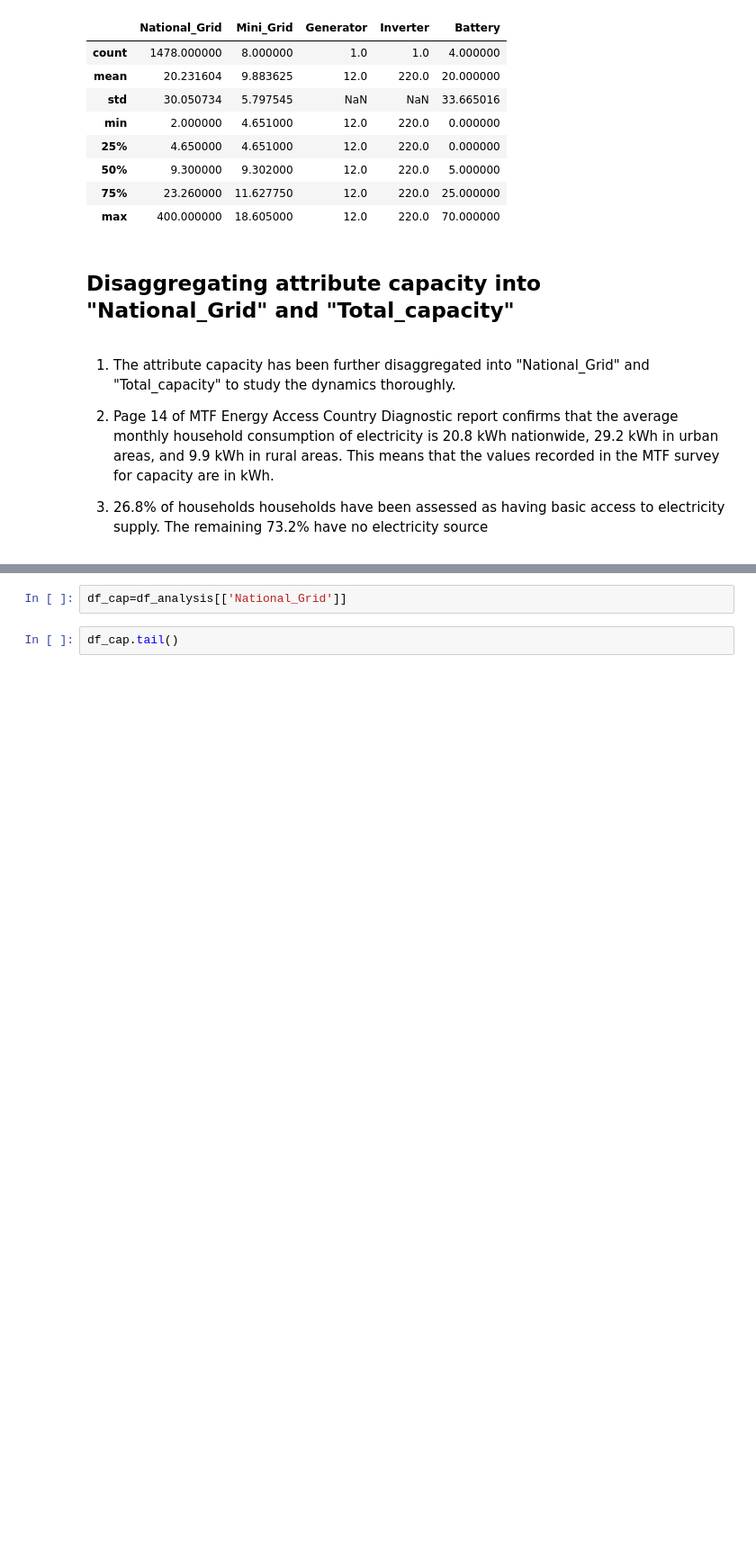
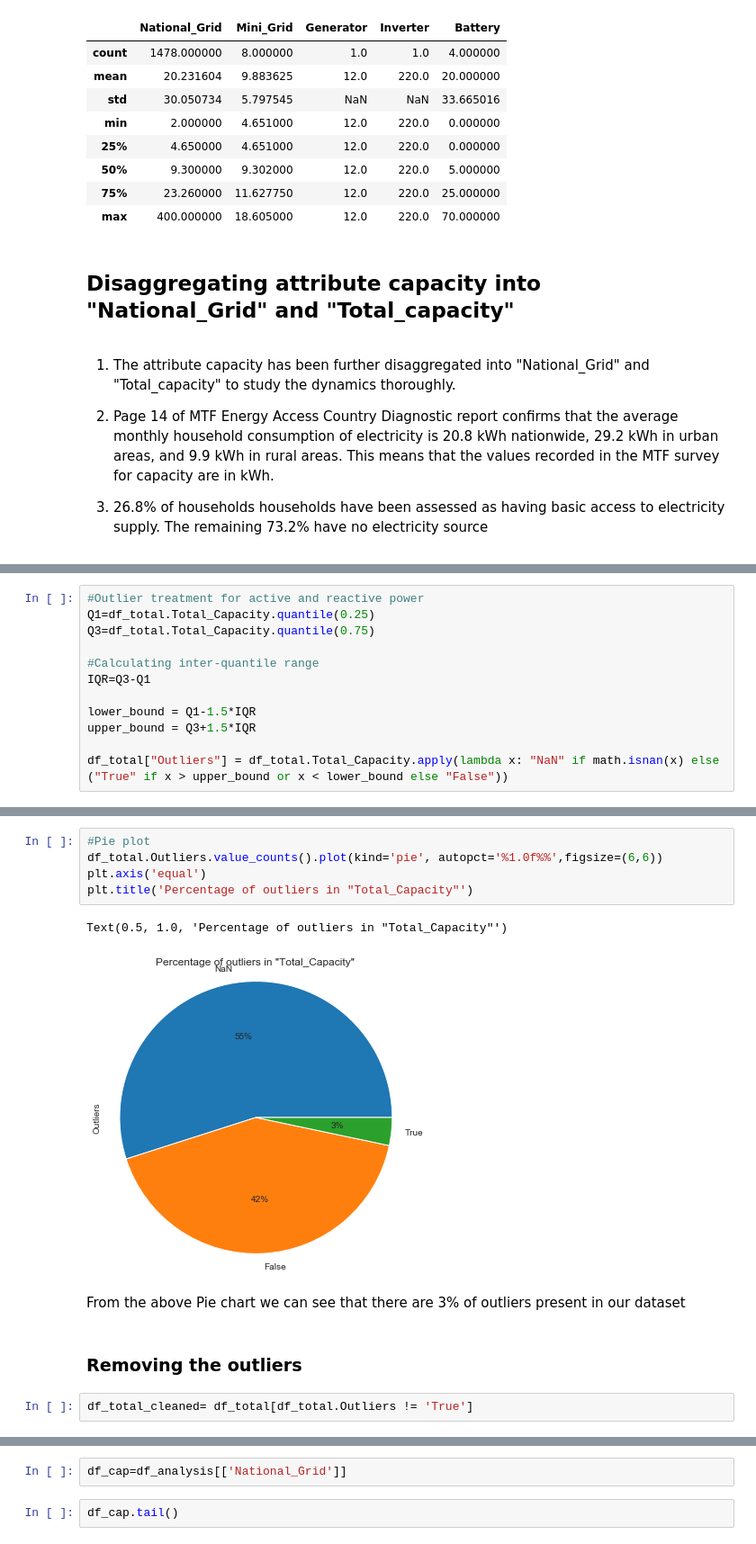
Before and after one commit to HEDERA-PLATFORM/mtf-rwanda-analysis, a Jupyter notebook: Rwanda_MTF.ipynb, the cells around one changed output, grey strips where cells are left out. Shown at 90% size. Cells and saved outputs as stored; diff of their text form; blank space fills up the shorter version.

```diff
--- a/Rwanda_MTF.ipynb
+++ b/Rwanda_MTF.ipynb
@@ -109,0 +173,12 @@ df_analysis.describe()
+# %%
+#Outlier treatment for active and reactive power
+Q1=df_total.Total_Capacity.quantile(0.25)
+Q3=df_total.Total_Capacity.quantile(0.75)
+
+#Calculating inter-quantile range
+IQR=Q3-Q1
+
+lower_bound = Q1-1.5*IQR
+upper_bound = Q3+1.5*IQR
+
+df_total["Outliers"] = df_total.Total_Capacity.apply(lambda x: "NaN" if math.isnan(x) else ("True" if x > upper_bound or x < lower_bound else "False"))
@@ -109,0 +201,14 @@ df_analysis.describe()
+# %%
+#Pie plot
+df_total.Outliers.value_counts().plot(kind='pie', autopct='%1.0f%%',figsize=(6,6))
+plt.axis('equal')
+plt.title('Percentage of outliers in "Total_Capacity"')
+# %% [output]
+Text(0.5, 1.0, 'Percentage of outliers in "Total_Capacity"')
+[figure, added]
+# %% [markdown]
+From the above Pie chart we can see that there are 3% of outliers present in our dataset
+# %% [markdown]
+### Removing the outliers
+# %%
+df_total_cleaned= df_total[df_total.Outliers != 'True']
```
Also changed, not shown: parts of 34 cells of this notebook.
